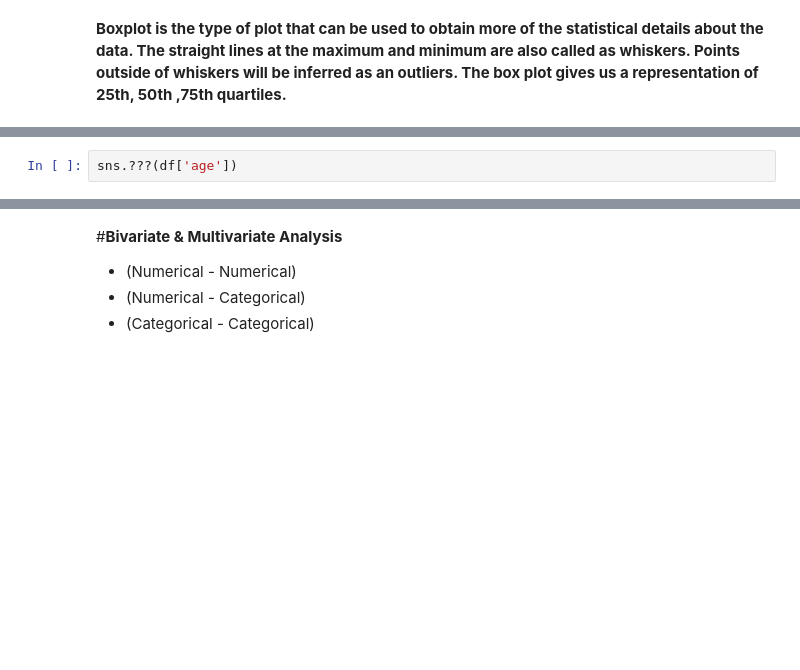
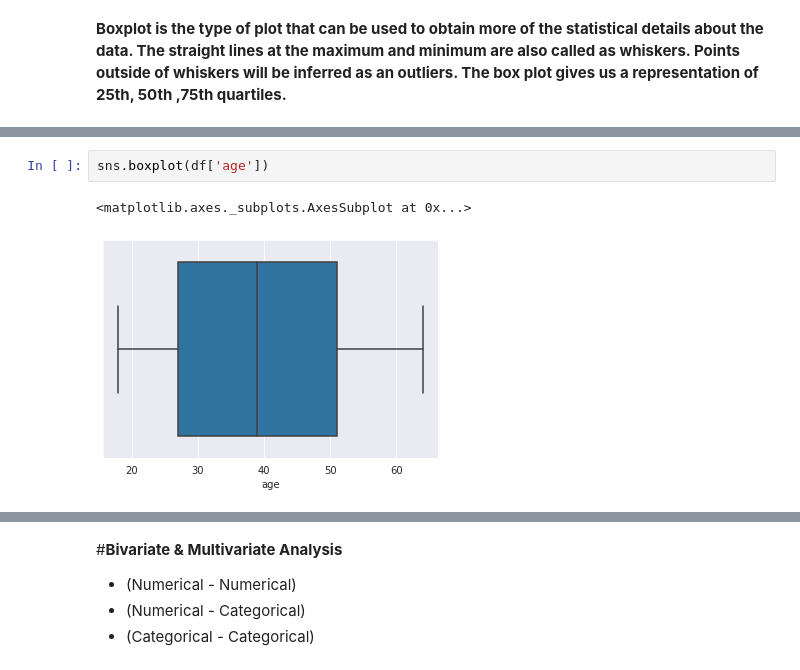
Before and after one commit to AasthaRS/FJP-DS, a Jupyter notebook: Assignment3_Data_Visualization.ipynb, the cells around one changed output, grey strips where cells are left out. Cells and saved outputs as stored; diff of their text form; blank space fills up the shorter version.

```diff
--- a/Assignment3_Data_Visualization.ipynb
+++ b/Assignment3_Data_Visualization.ipynb
@@ -199,2 +194,5 @@ sns.???(df['age'])
 # %%
-sns.???(df['age'])
+sns.boxplot(df['age'])
+# %% [output]
+<matplotlib.axes._subplots.AxesSubplot at 0x...>
+[figure, added]
```
Also changed, not shown: parts of 51 cells of this notebook.
